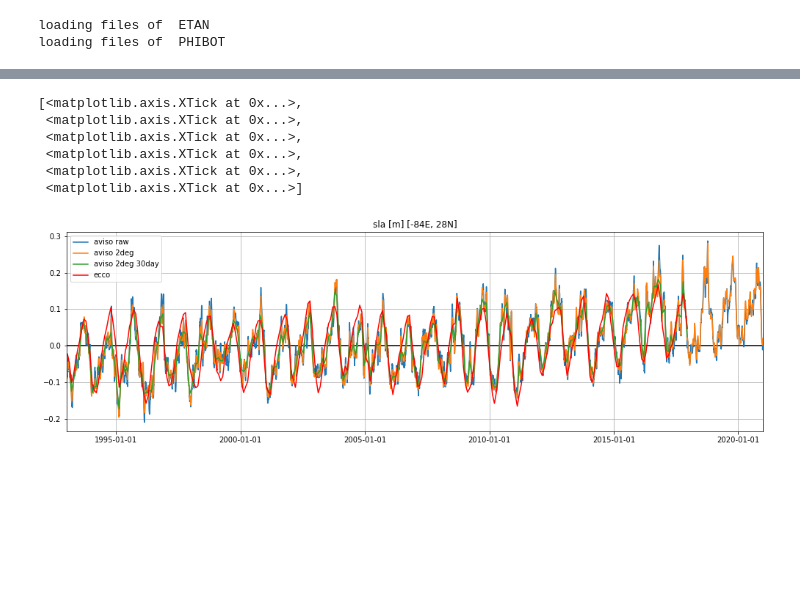
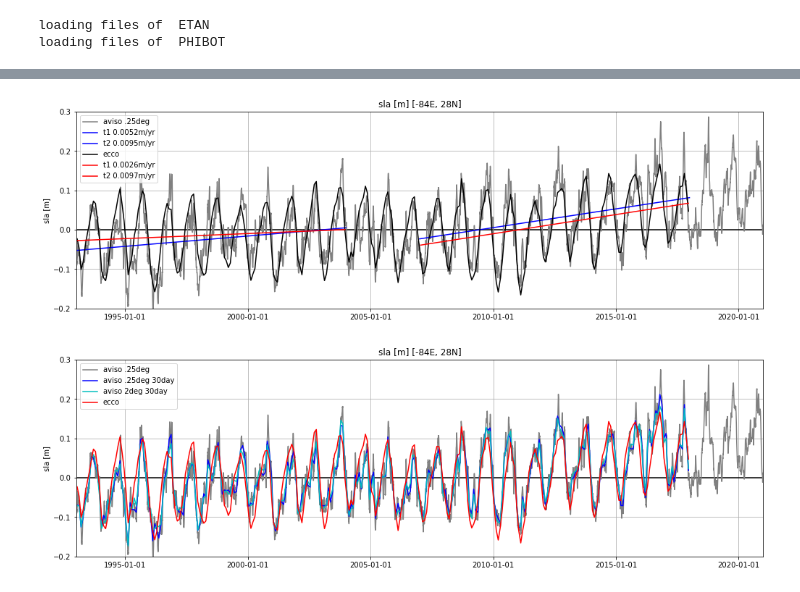
Before and after one commit to jakesteinberg/nasa_ostst, a Jupyter notebook: aviso_trends.ipynb, the cells around one changed output, grey strips where cells are left out. Cells and saved outputs as stored; diff of their text form; code cells hidden in the pictures; blank space fills up the shorter version.

```diff
--- a/aviso_trends.ipynb
+++ b/aviso_trends.ipynb
@@ -54,9 +58,12 @@ total_ocean_area = np.sum(ecco_monthly_ds.rA*ocean_mask)
 # %%
 SSH_global_mean_mon = (ecco_monthly_ds.ETAN*ecco_monthly_ds.rA).sum(dim=['i','j','tile'])/total_ocean_area # global mean time series
-ssh_mgm = ecco_monthly_ds.ETAN # - SSH_global_mean_mon  # subtract global spatial mean time series
+ssh_mgm = ecco_monthly_ds.ETAN - SSH_global_mean_mon  # subtract global spatial mean time series
 ssh_anom = ssh_mgm - ssh_mgm.mean(dim='time')
 ssh_anom = ssh_anom.where(ocean_mask==1, np.nan)
 ssh_anom = ssh_anom.isel(tile=tile_num)
+ssh_anom_2 = ecco_monthly_ds.ETAN - ecco_monthly_ds.ETAN.mean(dim='time')
+ssh_anom_2 = ssh_anom_2.where(ocean_mask==1, np.nan)
+ssh_anom_2 = ssh_anom_2.isel(tile=tile_num)
 # %%
 # AVISO SLA
 # av_path = '/Users/jakesteinberg/Documents/NASA_OSTST/AVISO/cmems_obs_ssh_allsat_l4_pt25deg_P1D_1644446947552_2011_2017.nc'
@@ -113,34 +164,60 @@ ax.set_xlim([av.longitude[0], av.longitude[-1]]); ax.set_ylim([av.latitude[0], a
+# %%
+f, (ax) = plt.subplots(1,1,figsize=(17,5))
+# -- zero
+ax.plot([av.time[0].data, av.time[-1].data], [0, 0],  color='k')
+# -- aviso
+ax.plot(av.time[av_time_o], avsla_raw[:, avlati, avloni], label='aviso .25deg', color='#808080');
+# -- aviso trends
+ax.plot(avsla_trend_time_1, avsla_trend_1[:, avlati, avloni], \
+        label='t1 ' + str(np.round(pavsla_1.polyfit_coefficients[0, avlati, avloni].data*1e9*60*60*24*365,4)) + 'm/yr', color='b');
+ax.plot(avsla_trend_time_2, avsla_trend_2[:, avlati, avloni], \
+        label='t2 ' + str(np.round(pavsla_2.polyfit_coefficients[0, avlati, avloni].data*1e9*60*60*24*365,4)) + 'm/yr', color='b');
+# -- ecco
+ax.plot(ecco_monthly_ds.time, ssh_anom_2[:,ecli[0][0], ecli[1][0]], label='ecco', color='k')
+# -- ecco trends
+ax.plot(ecsla_trend_time_1, ecsla_trend_1[:,ecli[0][0], ecli[1][0]], \
+        label='t1 ' + str(np.round(pecsla_1.polyfit_coefficients[0,ecli[0][0], ecli[1][0]].data*1e9*60*60*24*365,4)) + 'm/yr', color='r');
+ax.plot(ecsla_trend_time_2, ecsla_trend_2[:,ecli[0][0], ecli[1][0]], \
+        label='t2 ' + str(np.round(pecsla_2.polyfit_coefficients[0,ecli[0][0], ecli[1][0]].data*1e9*60*60*24*365,4)) + 'm/yr', color='r');
+# -- plot details
+ax.set_title('sla [m] [' + str(lon_site) + 'E, ' + str(lat_site) + 'N]');
+ax.set_ylabel('sla [m]')
+ax.legend(fontsize=10); ax.grid(); ax.set_xlim([av.time[0].data, av.time[-1].data])
+ax.set_xticks([np.datetime64('1995'), np.datetime64('2000'), \
+               np.datetime64('2005'), np.datetime64('2010'), np.datetime64('2015'), np.datetime64('2020')])
+ax.set_ylim([-0.2,0.3])
+f.savefig('/Users/jakesteinberg/Documents/NASA_OSTST/meetings/2022_03_17/GOM_sla_ecco_aviso_trends.jpg', dpi=250)
+# %% [output]
+[figure, added]
 # %%
 filt_win = 30 # 365*2
-f, ax = plt.subplots(1,1,figsize=(17,5))
+f, (ax) = plt.subplots(1,1,figsize=(17,5))
 # -- zero
 ax.plot([av.time[0].data, av.time[-1].data], [0, 0],  color='k')
 # -- aviso
-ax.plot(av.time[av_time_o], avsla_raw[:, avlati, avloni], label='aviso raw');
-ax.plot(av.time[av_time_o], avsla[:, avlati, avloni], label='aviso 2deg');
+ax.plot(av.time[av_time_o], avsla_raw[:, avlati, avloni], label='aviso .25deg', color='#808080');
+# ax.plot(av.time[av_time_o], avsla[:, avlati, avloni], label='aviso 2deg');
 # -- aviso smooth (time filter)
-ax.plot(ecco_monthly_ds.time, avsla_month[:, avlati, avloni], label='aviso 2deg 30day');
+ax.plot(ecco_monthly_ds.time, avsla_raw_month[:, avlati, avloni], label='aviso .25deg 30day', color='b');
+ax.plot(ecco_monthly_ds.time, avsla_month[:, avlati, avloni], label='aviso 2deg 30day', color='c');
 # ax.plot(av.time[av_time_o], \
 #         (np.convolve(avsla[:, avlati, avloni],np.ones(filt_win))/filt_win)[np.int(filt_win/2):-np.int(filt_win/2)+1], linewidth=2);
 # -- aviso trend
 # ax.plot(av.time[av_time_o], avsla_trend[:, avlati, avloni], label='av trend')
 # -- ecco
-ax.plot(ecco_monthly_ds.time, ssh_anom[:,ecli[0][0], ecli[1][0]], label='ecco', color='r')
+# ax.plot(ecco_monthly_ds.time, ssh_anom[:,ecli[0][0], ecli[1][0]], label='ecco', color='r')
+ax.plot(ecco_monthly_ds.time, ssh_anom_2[:,ecli[0][0], ecli[1][0]], label='ecco', color='r')
 # ax.scatter(ecco_monthly_ds.time, ssh_anom[:,ecli[0][0], ecli[1][0]], s=5, color='r')
 # -- plot details
 ax.set_title('sla [m] [' + str(lon_site) + 'E, ' + str(lat_site) + 'N]');
-ax.legend(); ax.grid(); ax.set_xlim([av.time[0].data, av.time[-1].data])
+ax.set_ylabel('sla [m]')
+ax.legend(fontsize=10); ax.grid(); ax.set_xlim([av.time[0].data, av.time[-1].data])
 ax.set_xticks([np.datetime64('1995'), np.datetime64('2000'), \
                np.datetime64('2005'), np.datetime64('2010'), np.datetime64('2015'), np.datetime64('2020')])
-# f.savefig('/Users/jakesteinberg/Documents/NASA_OSTST/meetings/2022_02_24/GOM_sla_ecco_aviso_2011_2017.jpg', dpi=250)
+ax.set_ylim([-0.2,0.3])
+# f.savefig('/Users/jakesteinberg/Documents/NASA_OSTST/meetings/2022_03_17/GOM_sla_ecco_aviso.jpg', dpi=250)
 # %% [output]
-[<matplotlib.axis.XTick at 0x...>,
- <matplotlib.axis.XTick at 0x...>,
- <matplotlib.axis.XTick at 0x...>,
- <matplotlib.axis.XTick at 0x...>,
- <matplotlib.axis.XTick at 0x...>,
- <matplotlib.axis.XTick at 0x...>]
-[figure, old version]
+[figure, new version]
 # %%
 # re-grid ecco to aviso (0.25 deg)
 avlon, avlat = np.meshgrid(av.longitude, av.latitude)
```
Also changed, not shown: parts of 10 cells of this notebook, 3 other files.
